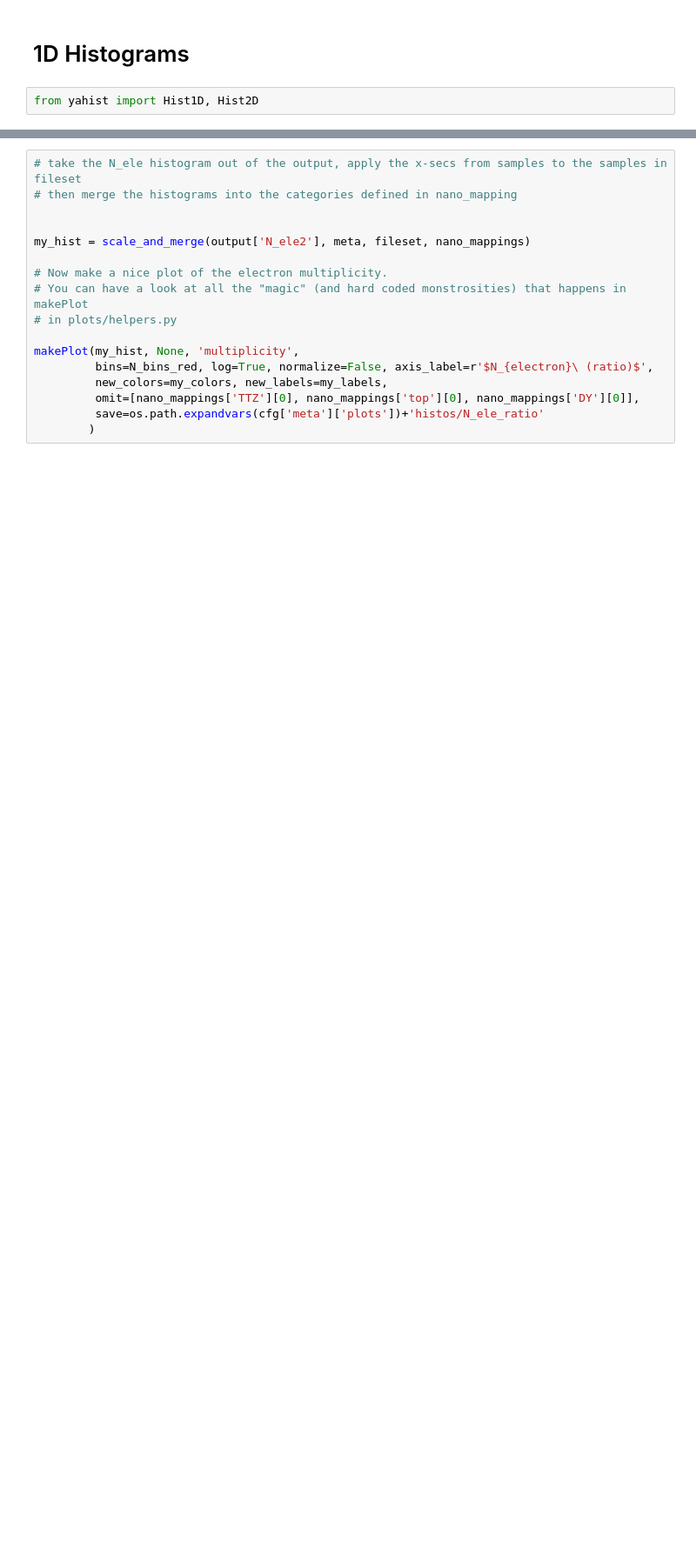
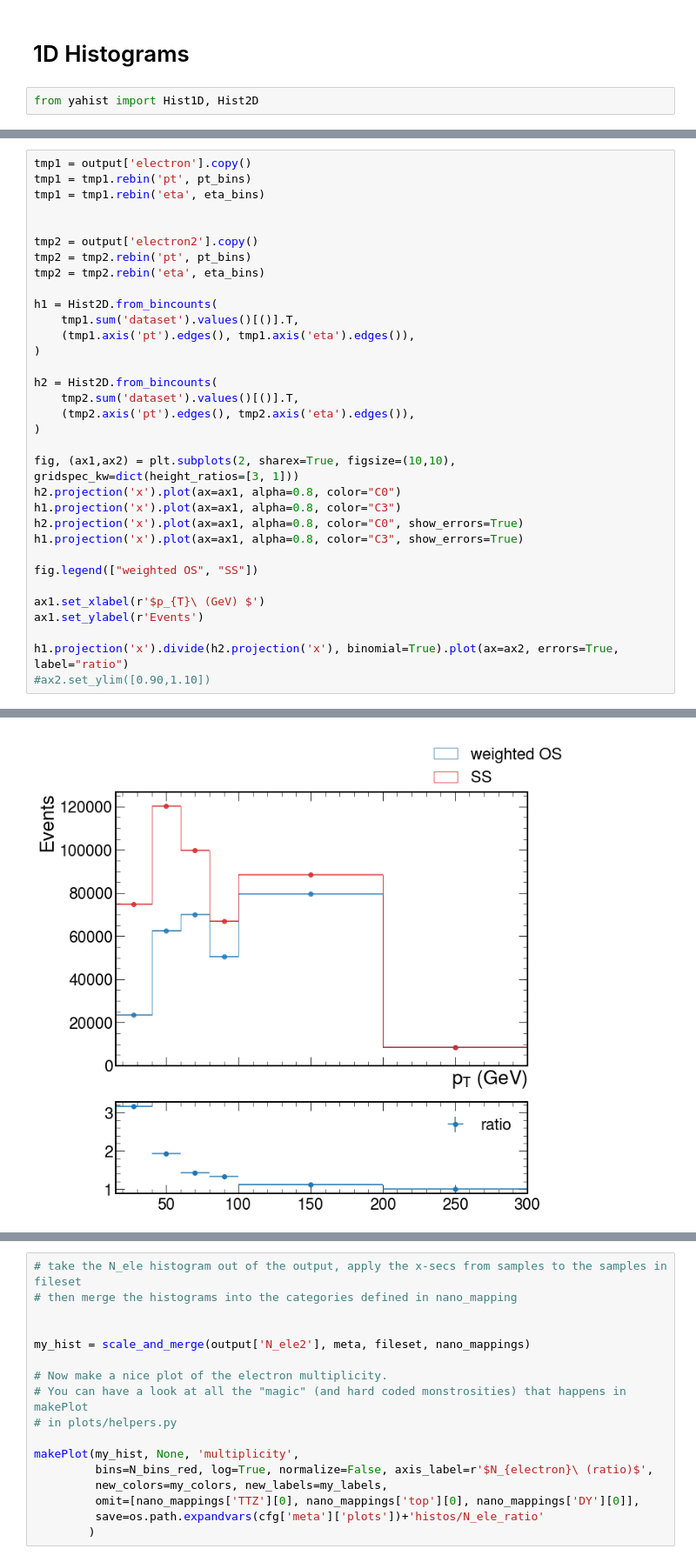
Before and after one commit to JacksonWallace/FCNC, a Jupyter notebook: notebooks/Charge Flip SS.ipynb, the cells around one changed output, grey strips where cells are left out. Shown at 87% size. Saved outputs shown, nothing was run; the diff lists cells and outputs as text; blank space fills up the shorter version.

```diff
--- a/notebooks/Charge Flip SS.ipynb
+++ b/notebooks/Charge Flip SS.ipynb
@@ -201,0 +205,34 @@ h1.divide(h2, binomial=True).plot(ax=ax2, errors=True, label="ratio")
+# %%
+tmp1 = output['electron'].copy()
+tmp1 = tmp1.rebin('pt', pt_bins)
+tmp1 = tmp1.rebin('eta', eta_bins)
+
+
+tmp2 = output['electron2'].copy()
+tmp2 = tmp2.rebin('pt', pt_bins)
+tmp2 = tmp2.rebin('eta', eta_bins)
+
+h1 = Hist2D.from_bincounts(
+    tmp1.sum('dataset').values()[()].T,
+    (tmp1.axis('pt').edges(), tmp1.axis('eta').edges()),
+)
+
+h2 = Hist2D.from_bincounts(
+    tmp2.sum('dataset').values()[()].T,
+    (tmp2.axis('pt').edges(), tmp2.axis('eta').edges()),
+)
+
+fig, (ax1,ax2) = plt.subplots(2, sharex=True, figsize=(10,10), gridspec_kw=dict(height_ratios=[3, 1]))
+h2.projection('x').plot(ax=ax1, alpha=0.8, color="C0")
+h1.projection('x').plot(ax=ax1, alpha=0.8, color="C3")
+h2.projection('x').plot(ax=ax1, alpha=0.8, color="C0", show_errors=True)
+h1.projection('x').plot(ax=ax1, alpha=0.8, color="C3", show_errors=True)
+
+fig.legend(["weighted OS", "SS"])
+
+ax1.set_xlabel(r'$p_{T}\ (GeV) $')
+ax1.set_ylabel(r'Events')
+
+h1.projection('x').divide(h2.projection('x'), binomial=True).plot(ax=ax2, errors=True, label="ratio")
+#ax2.set_ylim([0.90,1.10])
+# %% [output]
@@ -202 +240,2 @@ h1.divide(h2, binomial=True).plot(ax=ax2, errors=True, label="ratio")
+[figure, added]
 # %%
```
Also changed, not shown: parts of 11 cells of this notebook, 5 other files.
